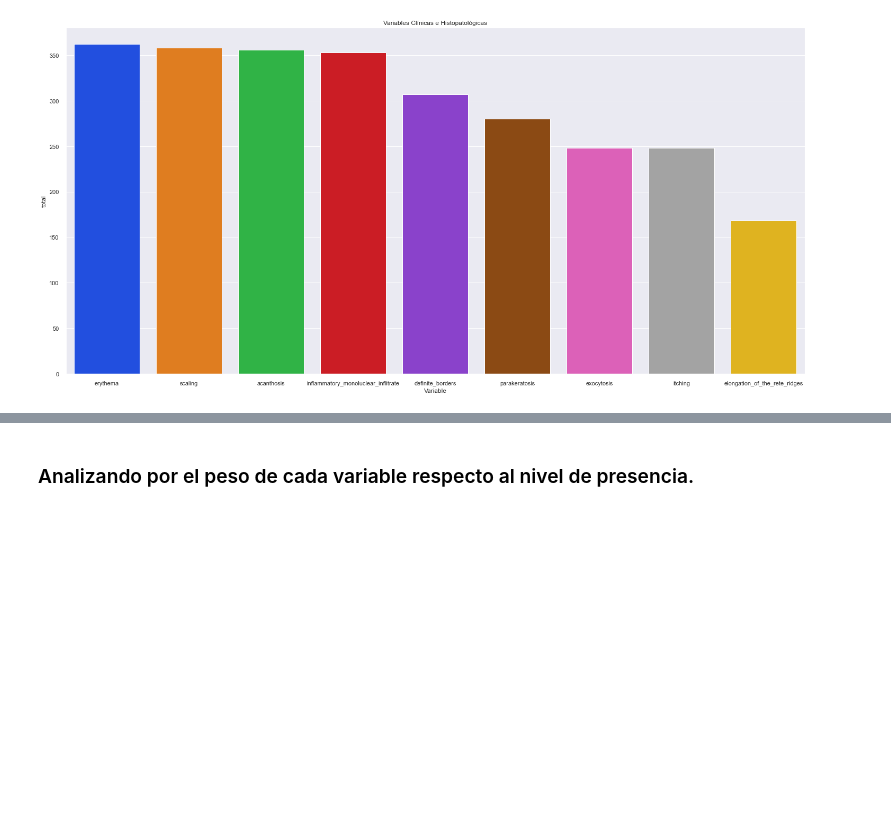
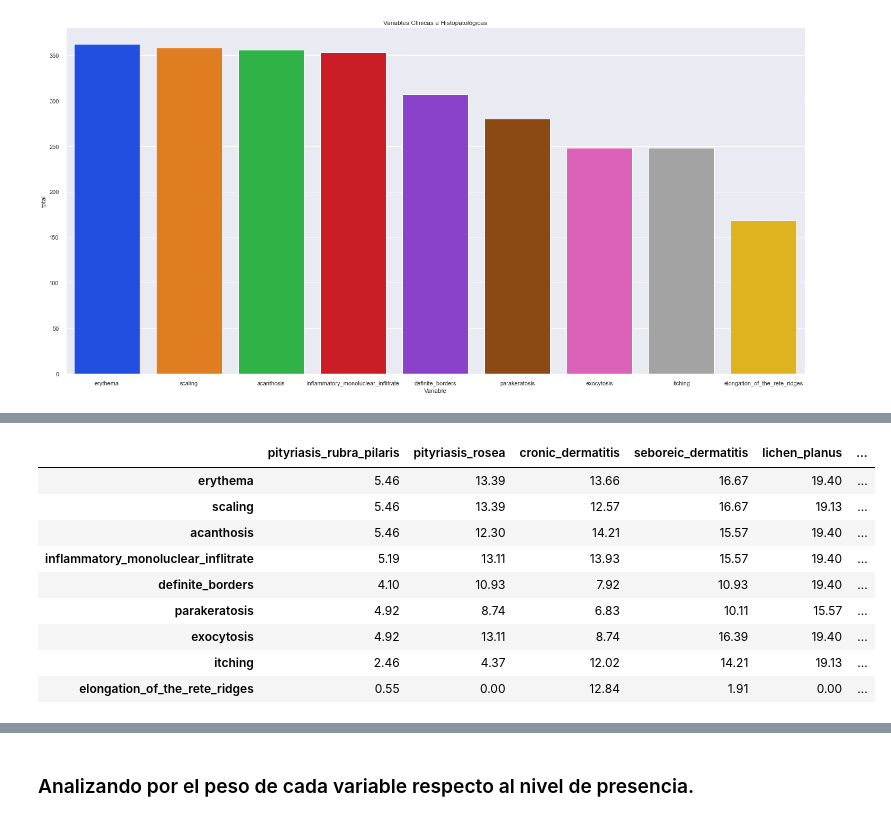
Before and after one commit to RodrigoPLpz/dermatology, a Jupyter notebook: delivery/dermatology_project01_m2_python.ipynb, the cells around one changed output, grey strips where cells are left out. Drawn from its saved outputs; the diff is of its cells as text; code cells hidden in the pictures; blank space fills up the shorter version.

```diff
--- a/delivery/dermatology_project01_m2_python.ipynb
+++ b/delivery/dermatology_project01_m2_python.ipynb
@@ -659,0 +672,15 @@ plt.show()
+# %%
+df3 = np.round((df2.iloc[:,::-1]*100)/366,2)
+df3 = df3.iloc[:,1:7]
+df3
+# %% [output]
+|  | pityriasis_rubra_pilaris | pityriasis_rosea | cronic_dermatitis | seboreic_dermatitis | lichen_planus | ... |
+| erythema | 5.46 | 13.39 | 13.66 | 16.67 | 19.40 | ... |
+| scaling | 5.46 | 13.39 | 12.57 | 16.67 | 19.13 | ... |
+| acanthosis | 5.46 | 12.30 | 14.21 | 15.57 | 19.40 | ... |
+| inflammatory_monoluclear_inflitrate | 5.19 | 13.11 | 13.93 | 15.57 | 19.40 | ... |
+| definite_borders | 4.10 | 10.93 | 7.92 | 10.93 | 19.40 | ... |
+| parakeratosis | 4.92 | 8.74 | 6.83 | 10.11 | 15.57 | ... |
+| exocytosis | 4.92 | 13.11 | 8.74 | 16.39 | 19.40 | ... |
+| itching | 2.46 | 4.37 | 12.02 | 14.21 | 19.13 | ... |
+| elongation_of_the_rete_ridges | 0.55 | 0.00 | 12.84 | 1.91 | 0.00 | ... |
```
Also changed, not shown: parts of 3 cells of this notebook.
